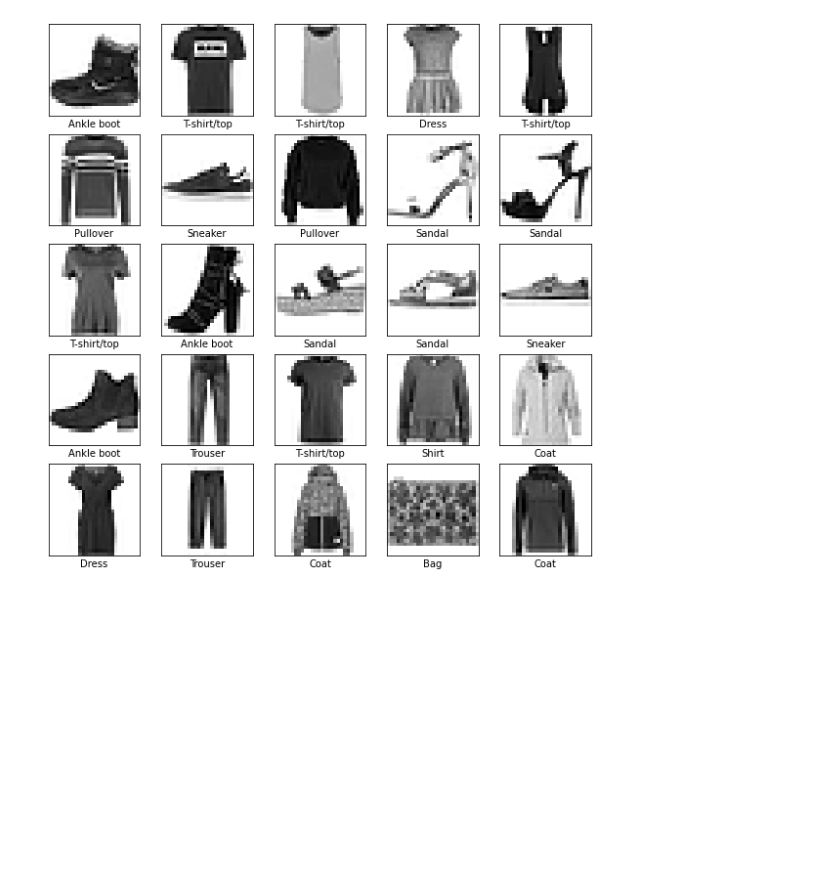
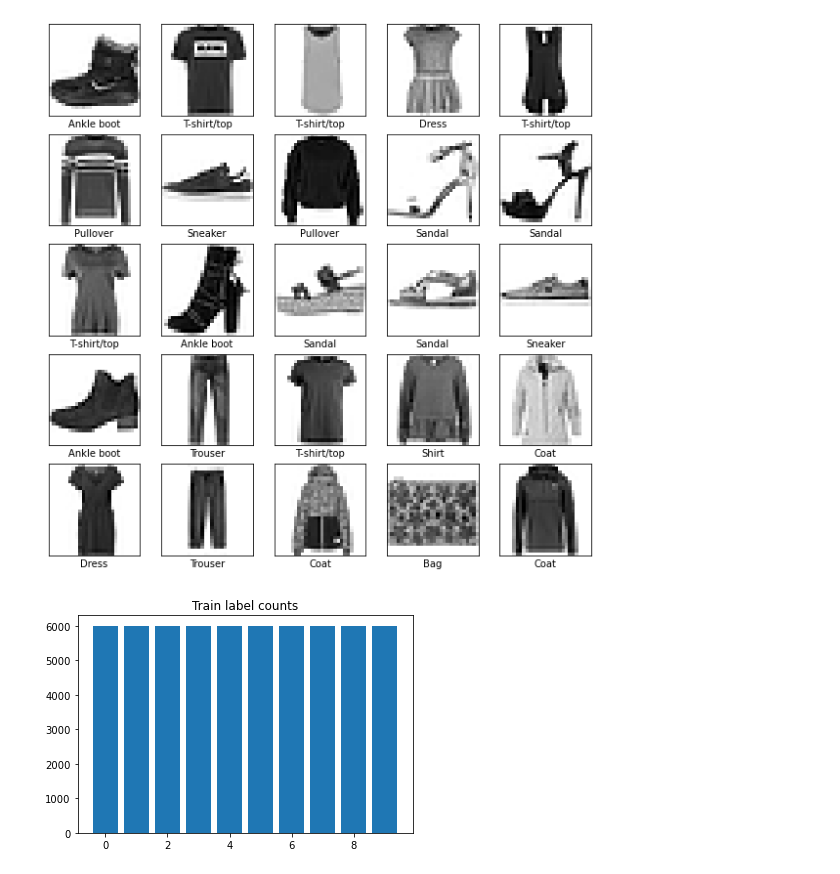
Before and after one commit to chikakoto/facial-expression-recognition, a Jupyter notebook: notebooks/ivan/1.1-im-tensorflow.ipynb, the cells around one changed output. Drawn from its saved outputs; the diff is of its cells as text; code cells hidden in the pictures; blank space fills up the shorter version.

```diff
--- a/notebooks/ivan/1.1-im-tensorflow.ipynb
+++ b/notebooks/ivan/1.1-im-tensorflow.ipynb
@@ -74,4 +270,13 @@ for i in range(25):
 plt.show()
 # %% [output]
 [figure]
+# %%
+#Count the number of occurences in the train set
+label, counts = np.unique(train_labels, return_counts = True)
+
+plt.bar(label, counts )
+plt.title('Train label counts')
+plt.show()
+# %% [output]
+[figure, added]
 # %%
```
Also changed, not shown: parts of 47 cells of this notebook, 1 other file.
